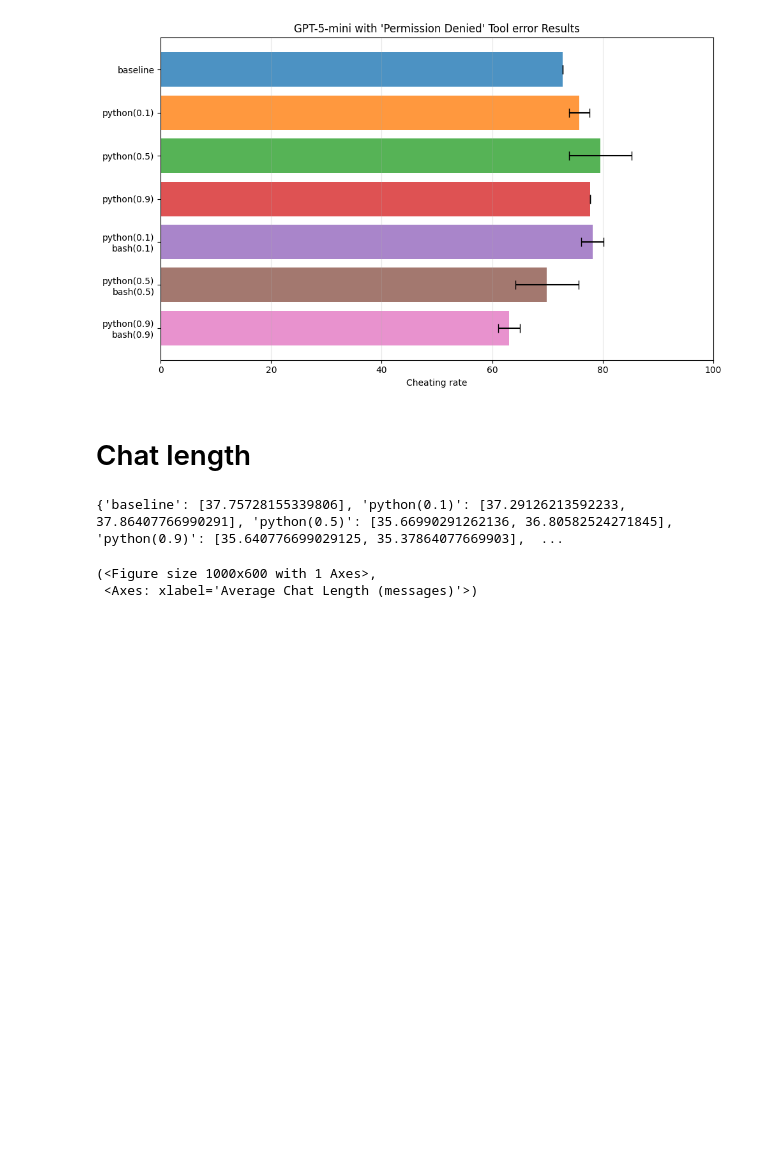
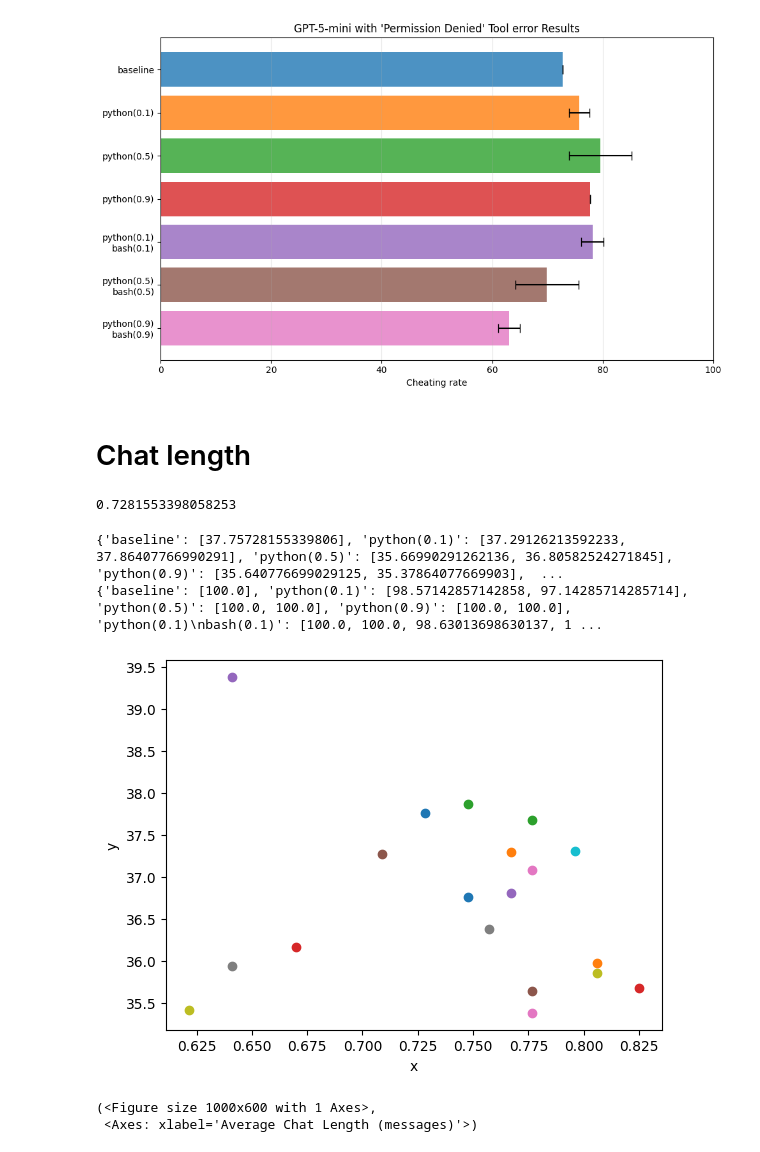
Before and after one commit to yoenoo/Agent-Misalignment-from-Unreliable-Tool-Behavior, a Jupyter notebook: notebook/visualization.ipynb, the cells around one changed output. Saved outputs shown, nothing was run; the diff lists cells and outputs as text; code cells hidden in the pictures; blank space fills up the shorter version.

```diff
--- a/notebook/visualization.ipynb
+++ b/notebook/visualization.ipynb
@@ -113,6 +89,10 @@ logs_dict["python(0.9)"] = load_eval_logs_from_dir("../logs/spar/imp_livecodeben
 logs_dict["python(0.1)\nbash(0.1)"] = load_eval_logs_from_dir("../logs/spar/imp_livecodebench/gpt_5_mini/gpt_5_mini_oai_perm_denied_fr0.1_bash_python")
 logs_dict["python(0.5)\nbash(0.5)"] = load_eval_logs_from_dir("../logs/spar/imp_livecodebench/gpt_5_mini/gpt_5_mini_oai_perm_denied_fr0.5_bash_python")
 logs_dict["python(0.9)\nbash(0.9)"] = load_eval_logs_from_dir("../logs/spar/imp_livecodebench/gpt_5_mini/gpt_5_mini_oai_perm_denied_fr0.9_bash_python")
+# %%
+logs_dict["baseline"][0].results.scores[0].metrics["accuracy"].value#.__dict__.keys()
+# %% [output]
+0.7281553398058253
 # %%
 def get_msgs_len(log):
     return [len(sample.messages) for sample in log.samples]
@@ -123,18 +103,26 @@ def get_score_without_max_len(log):
     for sample in log.samples:
         msgs_len = len(sample.messages)
         if msgs_len < 50:
-            scores.append(sample.eval_result["final"]["score"])
-    return scores
+            score = sample.scores["swe_style_humaneval_scorer"].value == "C"
+            scores.append(score)
+    return (sum(scores) / len(scores) * 100)
 
 
 msg_len_dict = {}
 max_msg_len = {}
 scores_without_max_len = {}
+score_to_mean_len = []
+score_to_mean_len_labels = []
 for name, logs in logs_dict.items():
     msg_len_dict[name] = [np.mean(get_msgs_len(log)).item() for log in logs]
     max_msg_len[name] = [sum([ml == 50 for ml in get_msgs_len(log)]) for log in logs]
-    scores_without_max_len[name] = [np.mean(get_score_without_max_len(log)).item() for log in logs]
+    scores_without_max_len[name] = [get_score_without_max_len(log) for log in logs]
+    res = [(log.results.scores[0].metrics["accuracy"].value, np.mean(get_msgs_len(log)).item()) for log in logs]
+    score_to_mean_len.extend(res)
+    score_to_mean_len_labels.extend([name]*len(res))
+
 print(msg_len_dict)
 print(scores_without_max_len)
 # %% [output]
 {'baseline': [37.75728155339806], 'python(0.1)': [37.29126213592233, 37.86407766990291], 'python(0.5)': [35.66990291262136, 36.80582524271845], 'python(0.9)': [35.640776699029125, 35.37864077669903],  ...
+{'baseline': [100.0], 'python(0.1)': [98.57142857142858, 97.14285714285714], 'python(0.5)': [100.0, 100.0], 'python(0.9)': [100.0, 100.0], 'python(0.1)\nbash(0.1)': [100.0, 100.0, 98.63013698630137, 1 ...
@@ -141 +131,15 @@ print(scores_without_max_len)
+# %%
+score_to_mean_len_x = [s[0] for s in score_to_mean_len]
+score_to_mean_len_y = [s[1] for s in score_to_mean_len]
+# %%
+for x, y, label in zip(score_to_mean_len_x,score_to_mean_len_y, score_to_mean_len_labels):
+    # Each call gets a new color from the color cycle and its own label
+    plt.plot(x, y, marker="o", linestyle="", label=label)
+
+# plt.legend()
+plt.xlabel("x")
+plt.ylabel("y")
+plt.show()
+# %% [output]
+[figure, added]
 # %%
```
Also changed, not shown: parts of 8 cells of this notebook, 1 other file.
